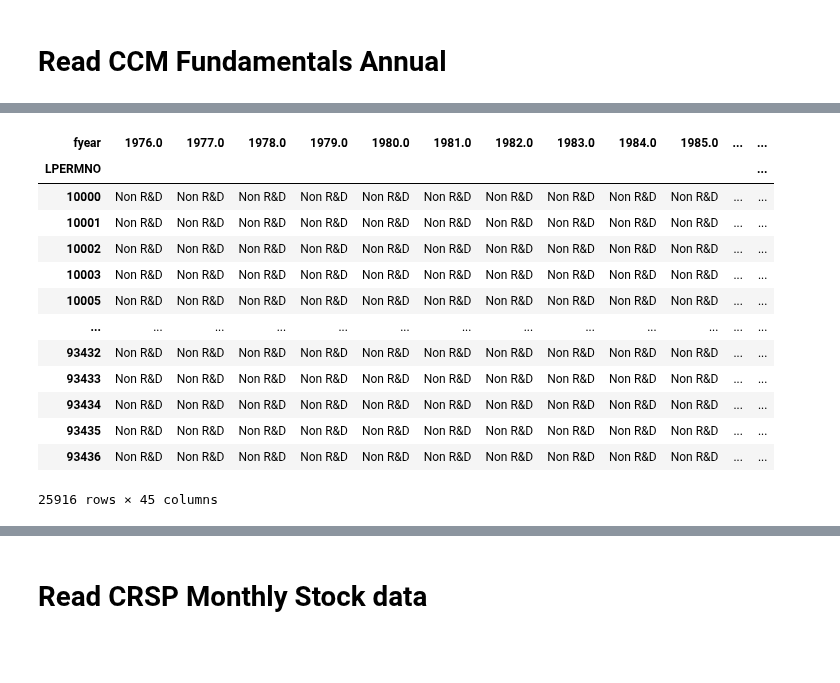
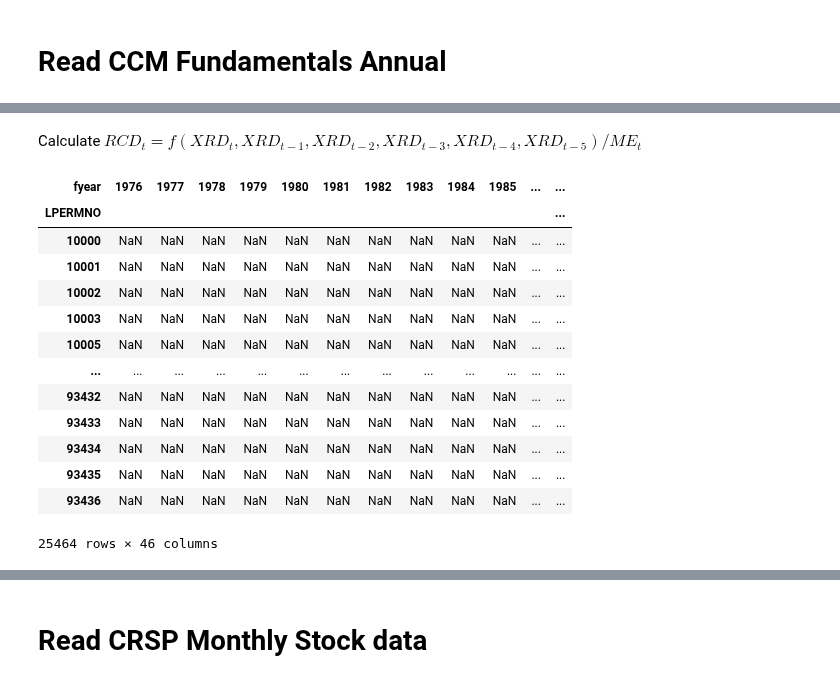
Before and after one commit to rohitashwachaks/finance, a Jupyter notebook: Titman/R&D.ipynb, the cells around one changed output, grey strips where cells are left out. Cells and saved outputs as stored; diff of their text form; code cells hidden in the pictures; blank space fills up the shorter version.

```diff
--- a/Titman/R&D.ipynb
+++ b/Titman/R&D.ipynb
@@ -85,3 +114,24 @@ yearly_rcd
+# %% [markdown]
+Calculate $ RCD_t = f(XRD_t, XRD_{t-1}, XRD_{t-2}, XRD_{t-3}, XRD_{t-4}, XRD_{t-5}) / ME_t $
+# %%
+yearly_rcd = yearly_xrd["xrd"].apply(lambda row: (get_rnd(row)), axis = 1)
+yearly_rcd = yearly_rcd/yearly_xrd["me"]
+yearly_rcd
+# %% [output]
+| fyear | 1976 | 1977 | 1978 | 1979 | 1980 | 1981 | 1982 | 1983 | 1984 | 1985 | ... | ... |
+| LPERMNO |  |  |  |  |  |  |  |  |  |  |  | ... |
+| 10000 | NaN | NaN | NaN | NaN | NaN | NaN | NaN | NaN | NaN | NaN | ... | ... |
+| 10001 | NaN | NaN | NaN | NaN | NaN | NaN | NaN | NaN | NaN | NaN | ... | ... |
+| 10002 | NaN | NaN | NaN | NaN | NaN | NaN | NaN | NaN | NaN | NaN | ... | ... |
+| 10003 | NaN | NaN | NaN | NaN | NaN | NaN | NaN | NaN | NaN | NaN | ... | ... |
+| 10005 | NaN | NaN | NaN | NaN | NaN | NaN | NaN | NaN | NaN | NaN | ... | ... |
+| ... | ... | ... | ... | ... | ... | ... | ... | ... | ... | ... | ... | ... |
+| 93432 | NaN | NaN | NaN | NaN | NaN | NaN | NaN | NaN | NaN | NaN | ... | ... |
+| 93433 | NaN | NaN | NaN | NaN | NaN | NaN | NaN | NaN | NaN | NaN | ... | ... |
+| 93434 | NaN | NaN | NaN | NaN | NaN | NaN | NaN | NaN | NaN | NaN | ... | ... |
+| 93435 | NaN | NaN | NaN | NaN | NaN | NaN | NaN | NaN | NaN | NaN | ... | ... |
+| 93436 | NaN | NaN | NaN | NaN | NaN | NaN | NaN | NaN | NaN | NaN | ... | ... |
+25464 rows × 46 columns
 # %%
 def assign_quantile(xrd_list: pd.Series)->pd.Series:
     '''Function to assign each LPERMNO to a quantile depending on its R&D Investment'''
@@ -99,18 +148,0 @@ def assign_quantile(xrd_list: pd.Series)->pd.Series:
-# %%
-yearly_rcd_class = yearly_xrd.apply(lambda row: (assign_quantile(row)))
-yearly_rcd_class
-# %% [output]
-| fyear | 1976.0 | 1977.0 | 1978.0 | 1979.0 | 1980.0 | 1981.0 | 1982.0 | 1983.0 | 1984.0 | 1985.0 | ... | ... |
-| LPERMNO |  |  |  |  |  |  |  |  |  |  |  | ... |
-| 10000 | Non R&D | Non R&D | Non R&D | Non R&D | Non R&D | Non R&D | Non R&D | Non R&D | Non R&D | Non R&D | ... | ... |
-| 10001 | Non R&D | Non R&D | Non R&D | Non R&D | Non R&D | Non R&D | Non R&D | Non R&D | Non R&D | Non R&D | ... | ... |
-| 10002 | Non R&D | Non R&D | Non R&D | Non R&D | Non R&D | Non R&D | Non R&D | Non R&D | Non R&D | Non R&D | ... | ... |
-| 10003 | Non R&D | Non R&D | Non R&D | Non R&D | Non R&D | Non R&D | Non R&D | Non R&D | Non R&D | Non R&D | ... | ... |
-| 10005 | Non R&D | Non R&D | Non R&D | Non R&D | Non R&D | Non R&D | Non R&D | Non R&D | Non R&D | Non R&D | ... | ... |
-| ... | ... | ... | ... | ... | ... | ... | ... | ... | ... | ... | ... | ... |
-| 93432 | Non R&D | Non R&D | Non R&D | Non R&D | Non R&D | Non R&D | Non R&D | Non R&D | Non R&D | Non R&D | ... | ... |
-| 93433 | Non R&D | Non R&D | Non R&D | Non R&D | Non R&D | Non R&D | Non R&D | Non R&D | Non R&D | Non R&D | ... | ... |
-| 93434 | Non R&D | Non R&D | Non R&D | Non R&D | Non R&D | Non R&D | Non R&D | Non R&D | Non R&D | Non R&D | ... | ... |
-| 93435 | Non R&D | Non R&D | Non R&D | Non R&D | Non R&D | Non R&D | Non R&D | Non R&D | Non R&D | Non R&D | ... | ... |
-| 93436 | Non R&D | Non R&D | Non R&D | Non R&D | Non R&D | Non R&D | Non R&D | Non R&D | Non R&D | Non R&D | ... | ... |
-25916 rows × 45 columns
```
Also changed, not shown: parts of 25 cells of this notebook, 2 other files.
